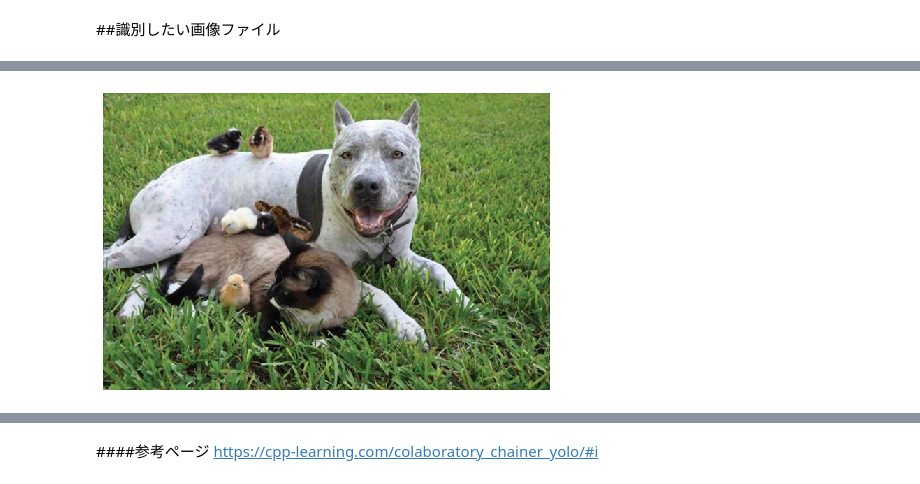
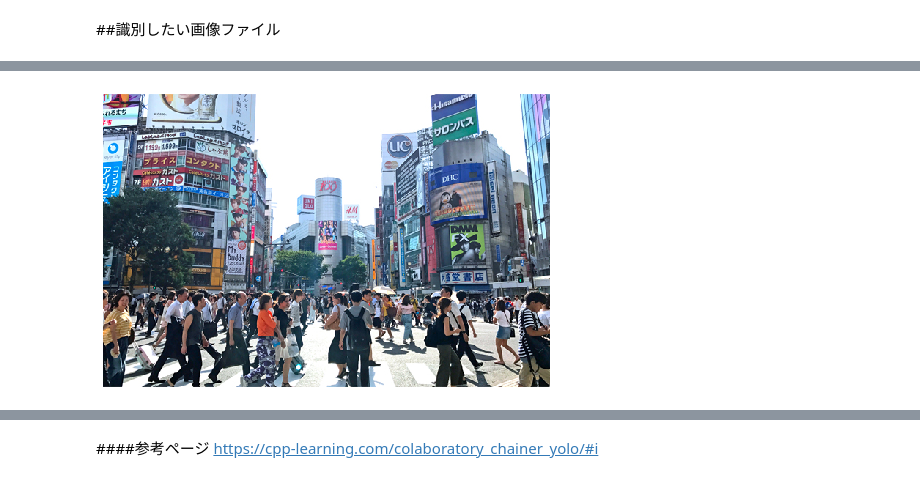
Before and after one commit to junyamahira/YoloPrac, a Jupyter notebook: Yolo.ipynb, the cells around one changed output, grey strips where cells are left out. Drawn from its saved outputs; the diff is of its cells as text; code cells hidden in the pictures.

```diff
--- a/Yolo.ipynb
+++ b/Yolo.ipynb
@@ -73,24 +72,24 @@ Saving a11_R.jpg to a11_R.jpg
 # %%
 
 #画像の読み込み
-im = Image.open("a11_R.jpg")
+im = Image.open("1500626459_header.jpg")
 
 # 座標軸の削除処理
 fig,ax = plt.subplots()
 ax.tick_params(labelbottom="off",bottom="off")
 ax.tick_params(labelleft="off",left="off")
 ax.set_xticklabels([])
 ax.axis('off')
 
 
 
 #画像をarrayに変換
 im_list = np.asarray(im)
 #貼り付け
 plt.imshow(im_list)
 #表示
 plt.show()
 # %% [output]
-[figure, old version]
+[figure, new version]
 # %% [markdown]
 ##物体検出
```
Also changed, not shown: parts of 19 cells of this notebook.
